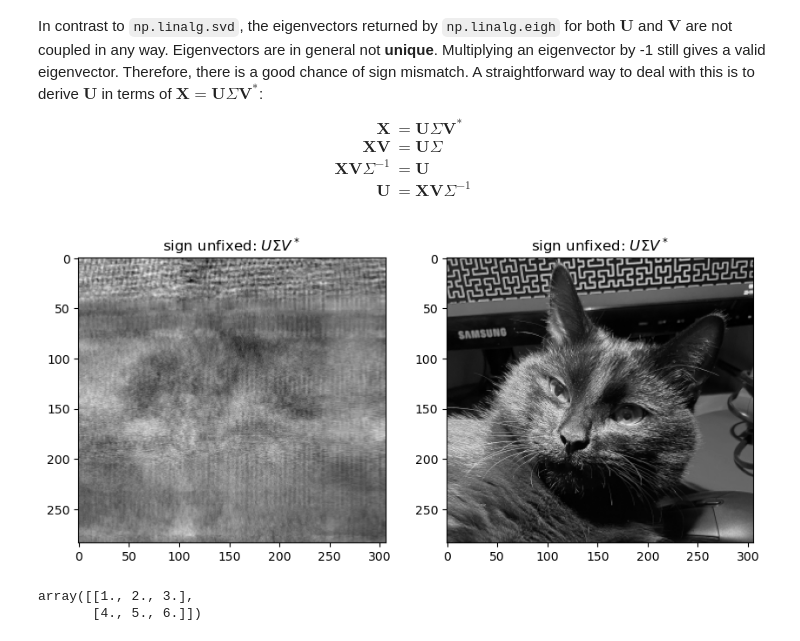
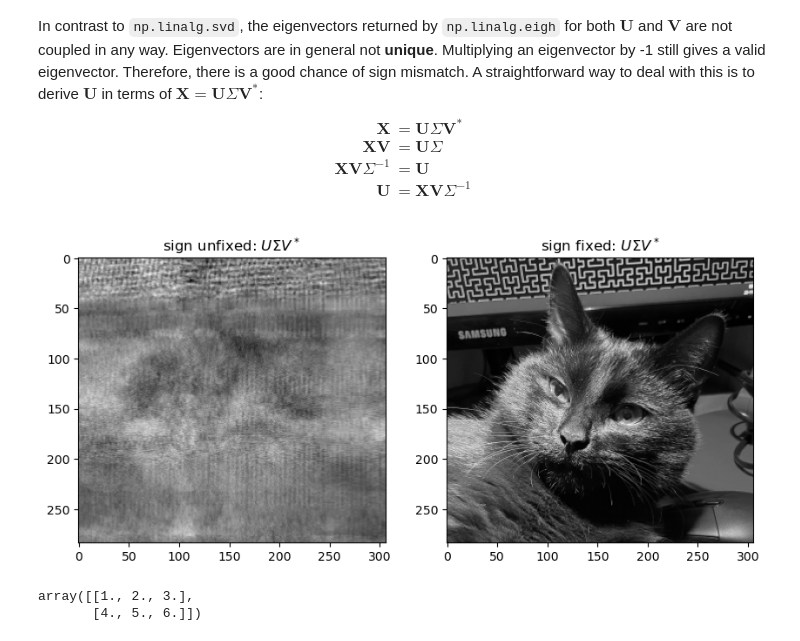
Before and after one commit to Janko-dev/data_analysis_and_machine_learning, a Jupyter notebook: notebooks/svd.ipynb, the cells around one changed output. Drawn from its saved outputs; the diff is of its cells as text; code cells hidden in the pictures.

```diff
--- a/notebooks/svd.ipynb
+++ b/notebooks/svd.ipynb
@@ -87,35 +87,35 @@ else:
 # sort U and V according to their eigenvalues as indices
 ind_u = np.argsort(u_eigvals)[::-1]
 ind_v = np.argsort(v_eigvals)[::-1]
 u = u[:, ind_u]
 v = v[:, ind_v]
 
 # singular values are the square roots of eigenvalues
 # but first, sort the eigenvalues from largest to smallest
 S = np.sqrt(np.sort(S)[::-1])
 
 # create diagonal indices
 di = np.diag_indices(min(u.shape[0], v.shape[0]))
 sigma = np.zeros((u.shape[0], v.shape[0]))
 sigma[di] = S # assign singular values to diagonal
 
 # manually compute inverse of sigma
 sigma_inv = np.zeros((v.shape[0], u.shape[0])) # transpose
 sigma_inv[di] = 1/S # reciprocal
 # compute U to mitigate sign mismatch
 u_sign_fixed = X @ v @ sigma_inv
 
 fig, axes = plt.subplots(1, 2, figsize=(10, 5))
 
 axes[0].imshow(u @ sigma @ v.T, cmap='gray')
 axes[0].set_title(r"sign unfixed: $U \Sigma V^*$")
 
 axes[1].imshow(u_sign_fixed @ sigma @ v.T, cmap='gray')
-axes[1].set_title(r"sign unfixed: $U \Sigma V^*$")
+axes[1].set_title(r"sign fixed: $U \Sigma V^*$")
 
 plt.show()
 # %% [output]
-[figure, old version]
+[figure, new version]
 # %%
 X = np.array([
     [1, 2, 3],
```
Also changed, not shown: parts of 2 cells of this notebook, 1 other file.
